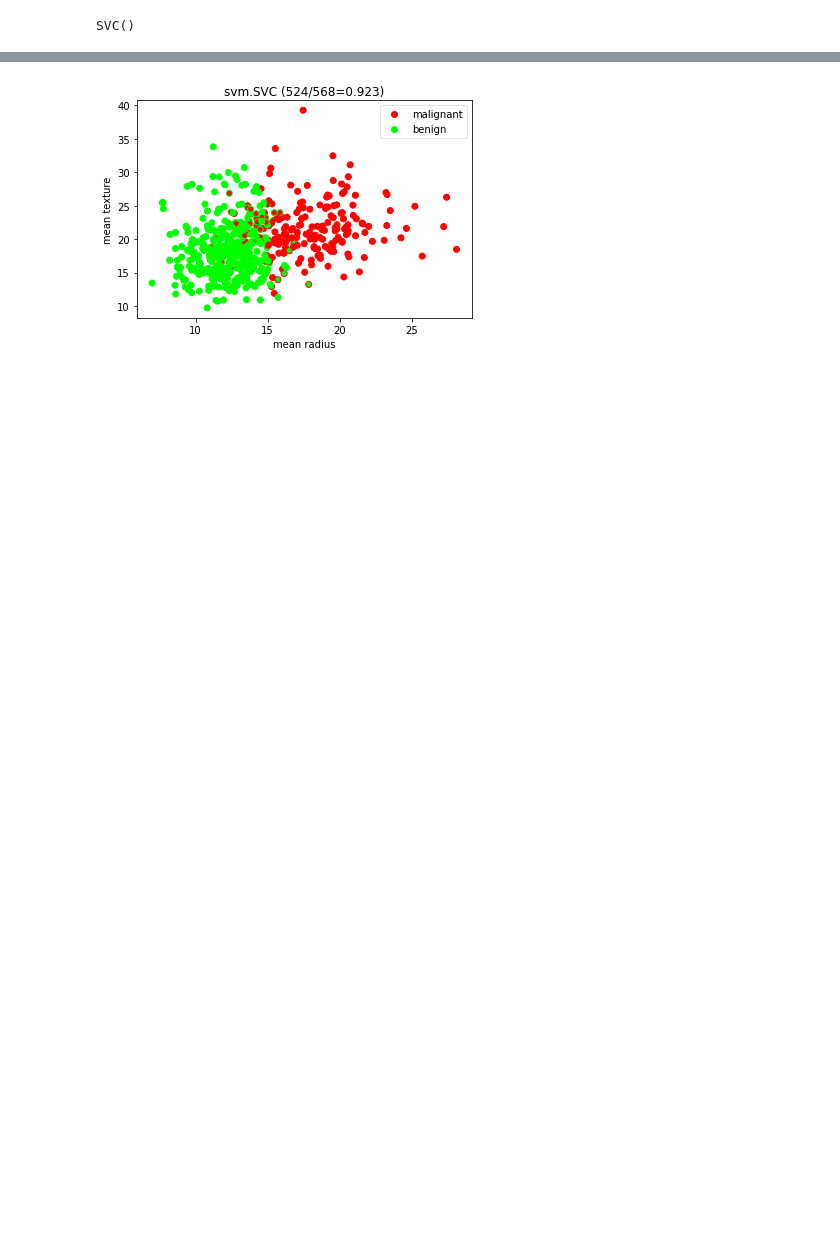
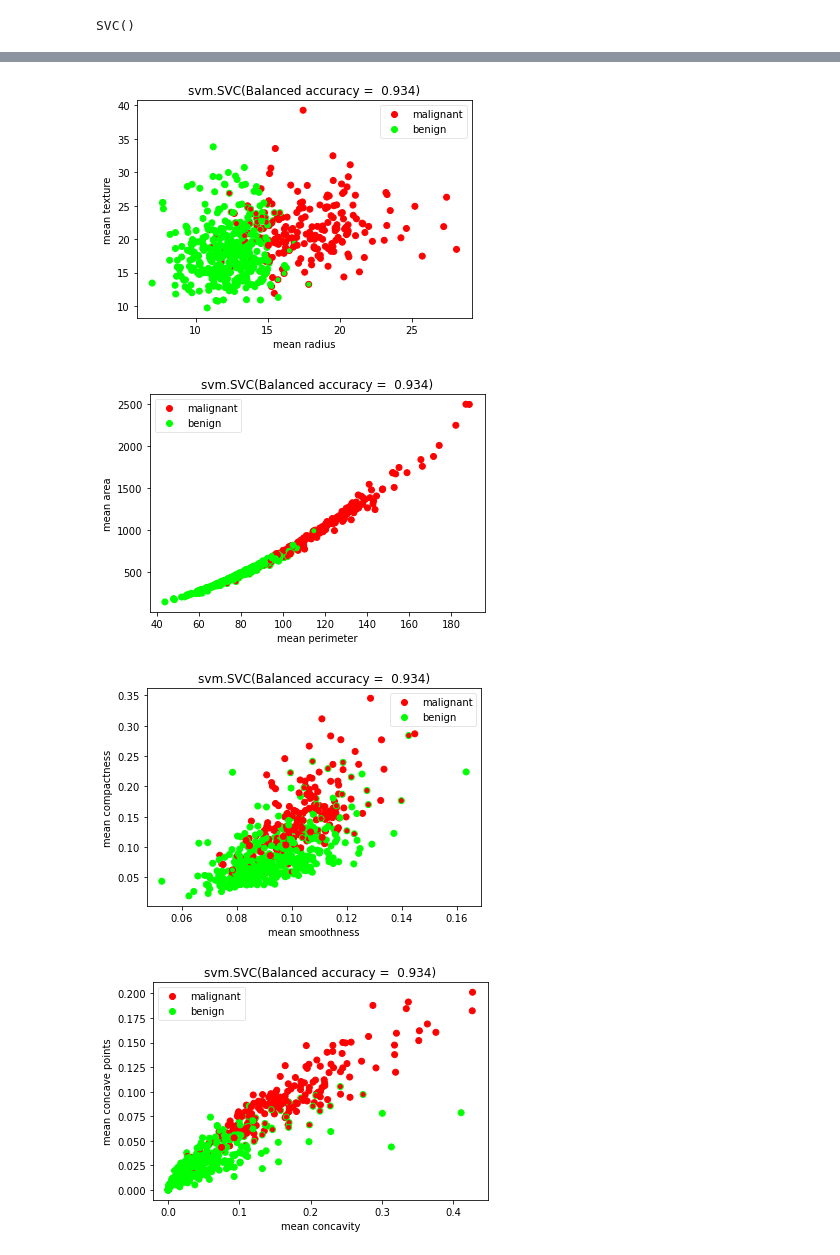
Before and after one commit to bboomm1218/Beomjoon_Park, a Jupyter notebook: #8 assignment/wdbc_classification.ipynb, the cells around one changed output, grey strips where cells are left out. Cells and saved outputs as stored; diff of their text form; code cells hidden in the pictures; blank space fills up the shorter version.

```diff
--- a/#8 assignment/wdbc_classification.ipynb
+++ b/#8 assignment/wdbc_classification.ipynb
@@ -40,0 +41,10 @@ accuracy = n_correct / len(wdbc.data)
+# %%
+cmap = np.array([(1, 0, 0), (0, 1, 0)])
+clabel = [Line2D([0], [0], marker='o', lw=0, label=wdbc.target_names[i], color=cmap[i]) for i in range(len(cmap))]
+for (x, y) in [(0, 1)]:
+    plt.title(f'svm.SVC(Balanced accuracy = {balanced_accuracy : .3f})')
+    plt.scatter(wdbc.data[:,x], wdbc.data[:,y], c=cmap[wdbc.target], edgecolors=cmap[predict])
+    plt.xlabel(wdbc.feature_names[x])
+    plt.ylabel(wdbc.feature_names[y])
+    plt.legend(handles=clabel, framealpha=0.5)
+    plt.show()
@@ -41,12 +53,15 @@ accuracy = n_correct / len(wdbc.data)
 # %%
 cmap = np.array([(1, 0, 0), (0, 1, 0)])
 clabel = [Line2D([0], [0], marker='o', lw=0, label=wdbc.target_names[i], color=cmap[i]) for i in range(len(cmap))]
-for (x, y) in [(0, 1)]: # Not mandatory, but try [(i, i+1) for i in range(0, 30, 2)]
-    plt.title(f'svm.SVC ({n_correct}/{len(wdbc.data)}={accuracy:.3f})')
+for (x, y) in [(i, i + 1) for i in range(0, 30, 2)]:
+    plt.title(f'svm.SVC(Balanced accuracy = {balanced_accuracy : .3f})')
     plt.scatter(wdbc.data[:,x], wdbc.data[:,y], c=cmap[wdbc.target], edgecolors=cmap[predict])
     plt.xlabel(wdbc.feature_names[x])
     plt.ylabel(wdbc.feature_names[y])
     plt.legend(handles=clabel, framealpha=0.5)
     plt.show()
 # %% [output]
-[figure, old version]
+[figure, new version]
+[figure, added]
+[figure, added]
+[figure, added]
```
Also changed, not shown: parts of 4 cells of this notebook.
